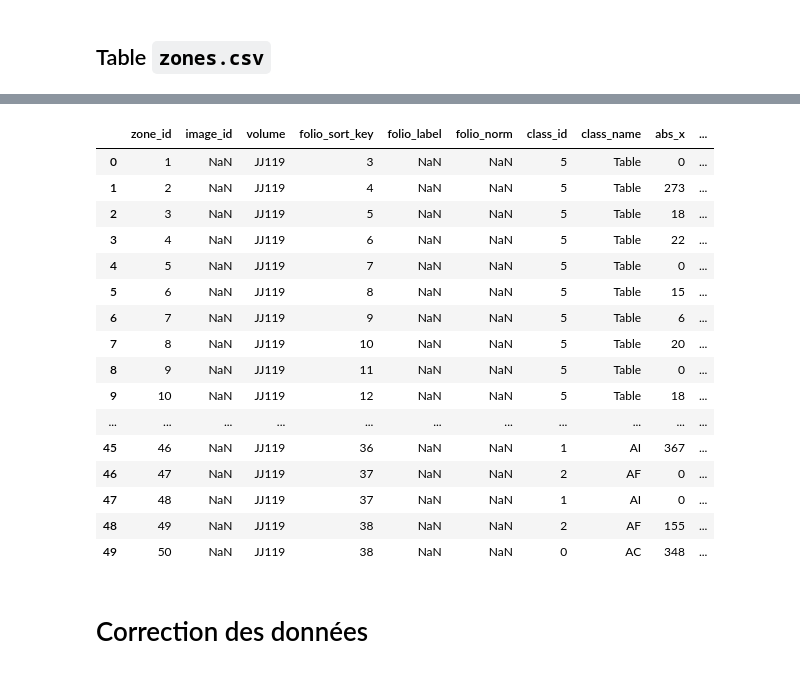
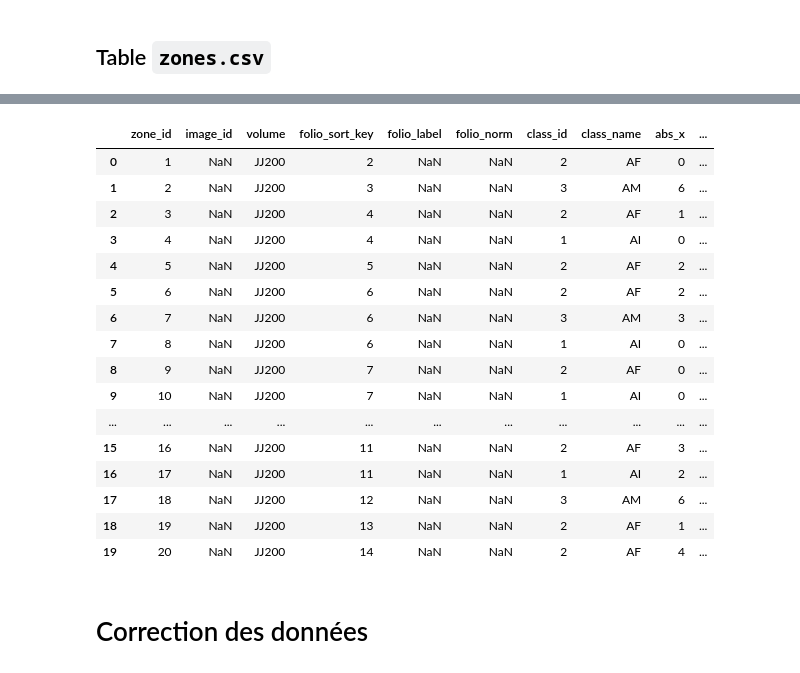
Before and after one commit to oriflamms/himanis, a Jupyter notebook: Acts/src_ipynb/JJ100-139-versImportLabelStudio2.ipynb, the cells around one changed output, grey strips where cells are left out. Drawn from its saved outputs; the diff is of its cells as text; code cells hidden in the pictures.

```diff
--- a/Acts/src_ipynb/JJ100-139-versImportLabelStudio2.ipynb
+++ b/Acts/src_ipynb/JJ100-139-versImportLabelStudio2.ipynb
@@ -20,13 +20,13 @@
 import os
 import re
 
-corpus = 'JJ100-JJ118'
+corpus = 'JJ200-JJ211'
 
 
 # Chemins des fichiers sources
 INPUT_ZONES  = f"../List-of-zones/Himanis_Seg_Actes_1200pxmin_{corpus}_labelstudio.csv"       # fichier 1 : zones YOLO
 INPUT_ACTES  = "../List-of-acts/Acts-JJ96-JJ195_enriched_Locus-20260521.xlsm"                # fichier 2 : liste des actes
-INPUT_IMAGES = f"../List-of-zones/image_data/{corpus}_image_data.csv"    # fichier 3 : images téléchargées
+INPUT_IMAGES = f"../List-of-images/{corpus}_image_data.csv"    # fichier 3 : images téléchargées
 
 # Dossier de sortie
 OUT_DIR = f"{corpus}/output"
@@ -429,17 +413,17 @@ df_zones_raw = df_zones_raw[
     df_zones_raw['label'].astype(str).str.strip() != ''
 ]
 print(f"Zones importées : {len(df_zones_raw)}")
-
+print(f"Zones importées : {df_zones_raw.head(2)}")
 
 df_zones_raw['url_image_full'] = df_zones_raw['image']
 # image_path contient des URLs IIIF, pas des chemins de fichiers :
 # parse_image_stem ne s'applique pas ici.
 # On utilise directement les colonnes 'registre' et 'ordre' déjà présentes dans df_zones_raw.
 
-df_zones_raw['volume'] = df_zones_raw['registre'].apply(
+df_zones_raw['volume'] = df_zones_raw['volume'].apply(
     lambda r: re.sub(r'JJ(\d+)', lambda m: f"JJ{int(m.group(1)):03d}", str(r))
 )
-df_zones_raw['folio_sort_key'] = pd.to_numeric(df_zones_raw['ordre'], errors='coerce')
+df_zones_raw['folio_sort_key'] = pd.to_numeric(df_zones_raw['image_id'], errors='coerce')
 
 
 print(df_zones_raw)
@@ -534,5 +518,5 @@ print(f"Index zones_by_image  : {len(zones_by_image)} images ont des zones")
 print(f"Total zones           : {len(all_zone_ids)}")
 
 
-df_zones.head(50)
+df_zones.head(20)
 # %% [output]
@@ -556,20 +540,20 @@ Total zones           : 8526
 |  | zone_id | image_id | volume | folio_sort_key | folio_label | folio_norm | class_id | class_name | abs_x | ... |
-| 0 | 1 | NaN | JJ119 | 3 | NaN | NaN | 5 | Table | 0 | ... |
-| 1 | 2 | NaN | JJ119 | 4 | NaN | NaN | 5 | Table | 273 | ... |
-| 2 | 3 | NaN | JJ119 | 5 | NaN | NaN | 5 | Table | 18 | ... |
-| 3 | 4 | NaN | JJ119 | 6 | NaN | NaN | 5 | Table | 22 | ... |
-| 4 | 5 | NaN | JJ119 | 7 | NaN | NaN | 5 | Table | 0 | ... |
-| 5 | 6 | NaN | JJ119 | 8 | NaN | NaN | 5 | Table | 15 | ... |
-| 6 | 7 | NaN | JJ119 | 9 | NaN | NaN | 5 | Table | 6 | ... |
-| 7 | 8 | NaN | JJ119 | 10 | NaN | NaN | 5 | Table | 20 | ... |
-| 8 | 9 | NaN | JJ119 | 11 | NaN | NaN | 5 | Table | 0 | ... |
-| 9 | 10 | NaN | JJ119 | 12 | NaN | NaN | 5 | Table | 18 | ... |
+| 0 | 1 | NaN | JJ200 | 2 | NaN | NaN | 2 | AF | 0 | ... |
+| 1 | 2 | NaN | JJ200 | 3 | NaN | NaN | 3 | AM | 6 | ... |
+| 2 | 3 | NaN | JJ200 | 4 | NaN | NaN | 2 | AF | 1 | ... |
+| 3 | 4 | NaN | JJ200 | 4 | NaN | NaN | 1 | AI | 0 | ... |
+| 4 | 5 | NaN | JJ200 | 5 | NaN | NaN | 2 | AF | 2 | ... |
+| 5 | 6 | NaN | JJ200 | 6 | NaN | NaN | 2 | AF | 2 | ... |
+| 6 | 7 | NaN | JJ200 | 6 | NaN | NaN | 3 | AM | 3 | ... |
+| 7 | 8 | NaN | JJ200 | 6 | NaN | NaN | 1 | AI | 0 | ... |
+| 8 | 9 | NaN | JJ200 | 7 | NaN | NaN | 2 | AF | 0 | ... |
+| 9 | 10 | NaN | JJ200 | 7 | NaN | NaN | 1 | AI | 0 | ... |
 | ... | ... | ... | ... | ... | ... | ... | ... | ... | ... | ... |
-| 45 | 46 | NaN | JJ119 | 36 | NaN | NaN | 1 | AI | 367 | ... |
-| 46 | 47 | NaN | JJ119 | 37 | NaN | NaN | 2 | AF | 0 | ... |
-| 47 | 48 | NaN | JJ119 | 37 | NaN | NaN | 1 | AI | 0 | ... |
-| 48 | 49 | NaN | JJ119 | 38 | NaN | NaN | 2 | AF | 155 | ... |
-| 49 | 50 | NaN | JJ119 | 38 | NaN | NaN | 0 | AC | 348 | ... |
+| 15 | 16 | NaN | JJ200 | 11 | NaN | NaN | 2 | AF | 3 | ... |
+| 16 | 17 | NaN | JJ200 | 11 | NaN | NaN | 1 | AI | 2 | ... |
+| 17 | 18 | NaN | JJ200 | 12 | NaN | NaN | 3 | AM | 6 | ... |
+| 18 | 19 | NaN | JJ200 | 13 | NaN | NaN | 2 | AF | 1 | ... |
+| 19 | 20 | NaN | JJ200 | 14 | NaN | NaN | 2 | AF | 4 | ... |
 # %% [markdown]
 # Correction des données
 # %% [markdown]
```
Also changed, not shown: parts of 11 cells of this notebook, 1 other file.
